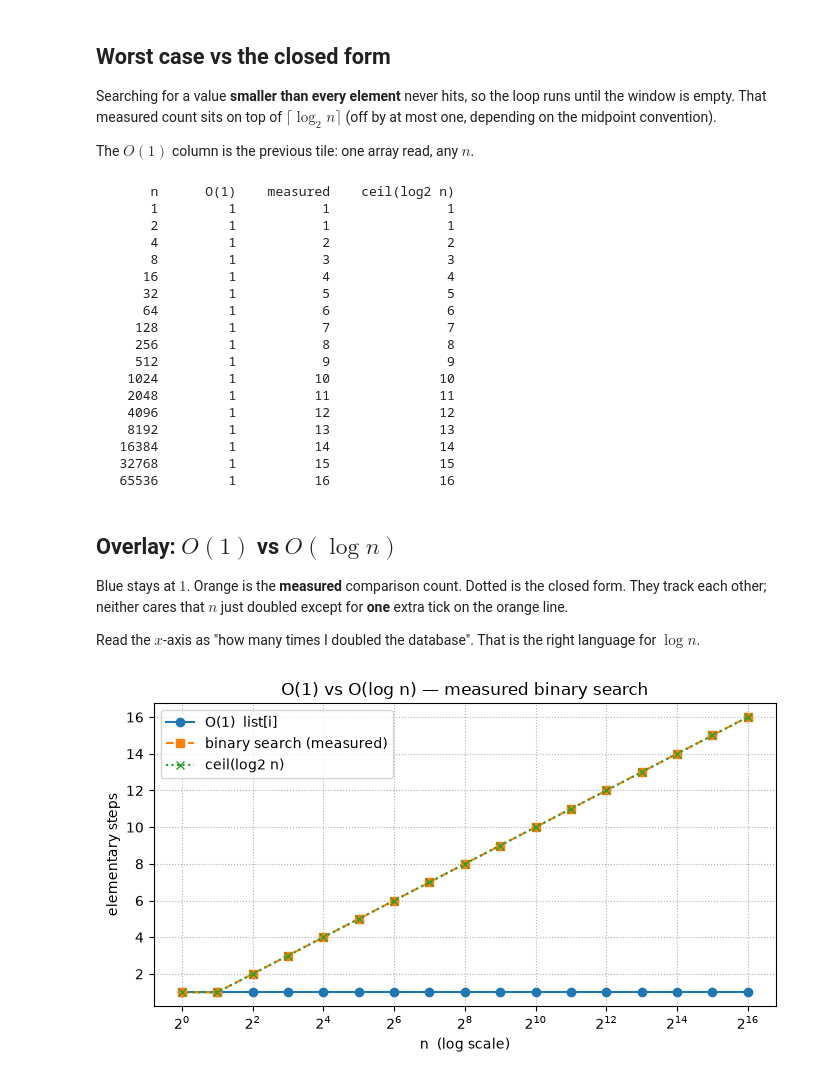
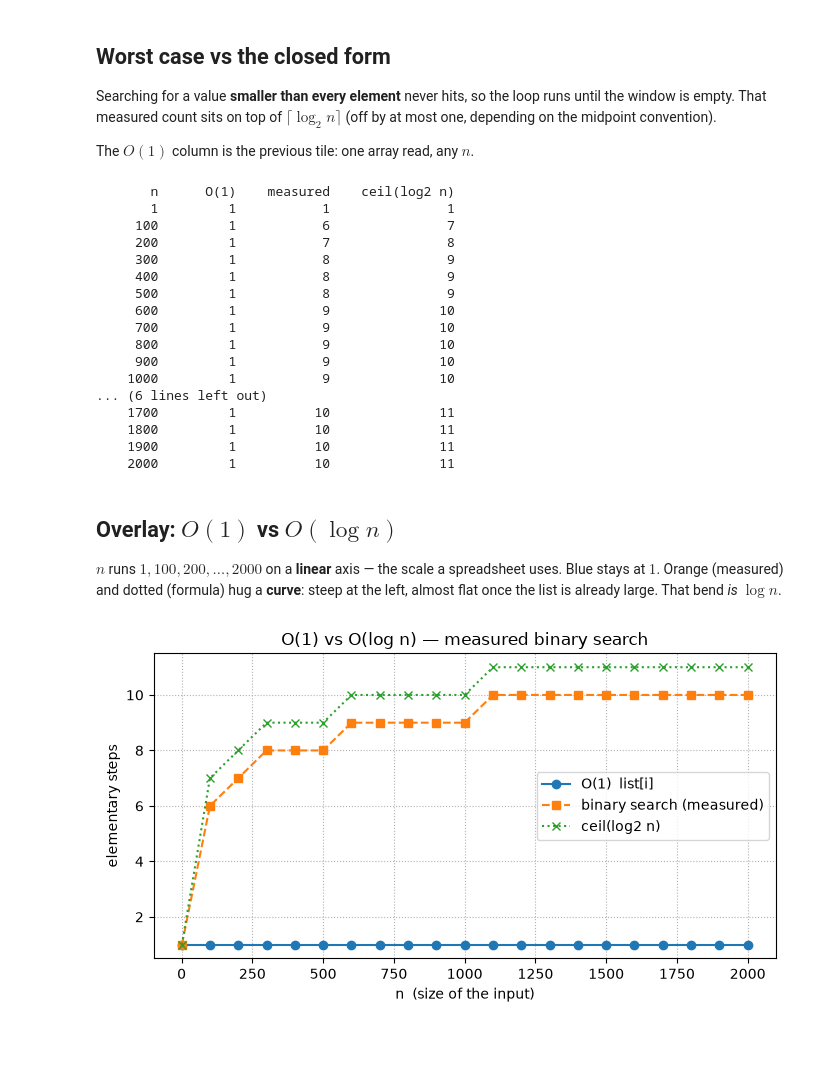
Before and after one commit to qimono-repos/qu, a Jupyter notebook: qiskit/big-o/logarithm.ipynb, the cells around one changed output. Cells and saved outputs as stored; diff of their text form; code cells hidden in the pictures; blank space fills up the shorter version.

Commit message:
feat : adjust graph scales to show the log curvein log

```diff
--- a/qiskit/big-o/logarithm.ipynb
+++ b/qiskit/big-o/logarithm.ipynb
@@ -24,7 +24,7 @@ Binary search needs **structure** (sorted keys). Grover does not.
 import math
 import matplotlib.pyplot as plt
 
-NS = [2 ** k for k in range(0, 17)]
+NS = [1, *range(100, 2001, 100)]  # 1, 100, 200, … 2000
 # %% [markdown]
 ## Binary search, counting comparisons
 
@@ -80,46 +80,42 @@ for n in NS:
 # %% [output]
        n      O(1)    measured    ceil(log2 n)
        1         1           1               1
-       2         1           1               1
-       4         1           2               2
-       8         1           3               3
-      16         1           4               4
-      32         1           5               5
-      64         1           6               6
-     128         1           7               7
-     256         1           8               8
-     512         1           9               9
-    1024         1          10              10
-    2048         1          11              11
-    4096         1          12              12
-    8192         1          13              13
-   16384         1          14              14
-   32768         1          15              15
-   65536         1          16              16
+     100         1           6               7
+     200         1           7               8
+     300         1           8               9
+     400         1           8               9
+     500         1           8               9
+     600         1           9              10
+     700         1           9              10
+     800         1           9              10
+     900         1           9              10
+    1000         1           9              10
+... (6 lines left out)
+    1700         1          10              11
+    1800         1          10              11
+    1900         1          10              11
+    2000         1          10              11
 # %% [markdown]
 ## Overlay: $O(1)$ vs $O(\log n)$
 
-Blue stays at $1$. Orange is the **measured** comparison count. Dotted
-is the closed form. They track each other; neither cares that $n$ just
-doubled except for **one** extra tick on the orange line.
-
-Read the $x$-axis as "how many times I doubled the database". That is
-the right language for $\log n$.
+$n$ runs $1, 100, 200, \ldots, 2000$ on a **linear** axis — the scale a
+spreadsheet uses. Blue stays at $1$. Orange (measured) and dotted
+(formula) hug a **curve**: steep at the left, almost flat once the list
+is already large. That bend *is* $\log n$.
 # %%
 fig, ax = plt.subplots(figsize=(7, 4))
 ax.plot(NS, ones, "o-", label="O(1)  list[i]")
 ax.plot(NS, measured, "s--", label="binary search (measured)")
 ax.plot(NS, theory, "x:", label="ceil(log2 n)")
-ax.set_xscale("log", base=2)
-ax.set_xlabel("n  (log scale)")
+ax.set_xlabel("n  (size of the input)")
 ax.set_ylabel("elementary steps")
 ax.set_title("O(1) vs O(log n) — measured binary search")
 ax.legend()
 ax.grid(True, which="both", linestyle=":")
 fig.tight_layout()
 plt.show()
 # %% [output]
-[figure, old version]
+[figure, new version]
 # %% [markdown]
 ## Takeaways
 
```
Also changed, not shown: parts of 1 cell of this notebook, 3 other files.
